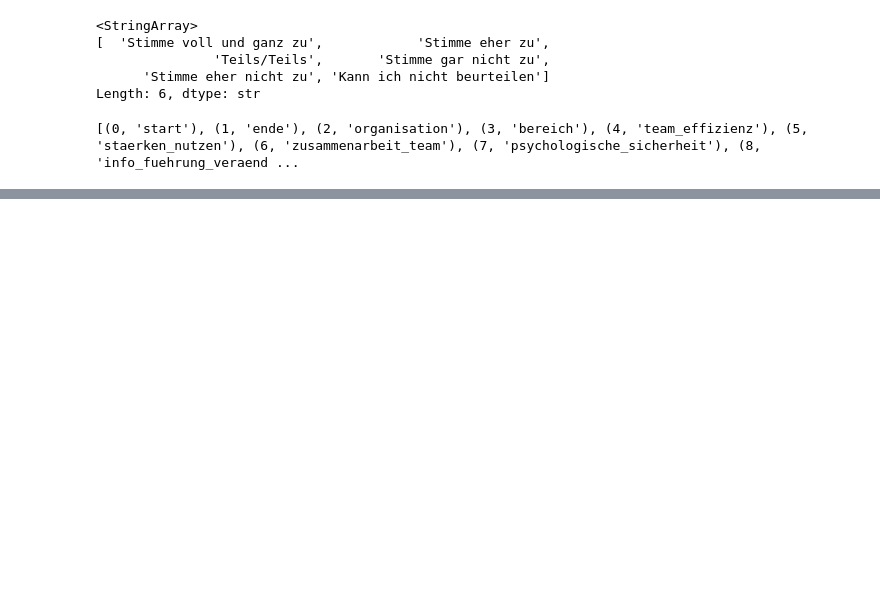
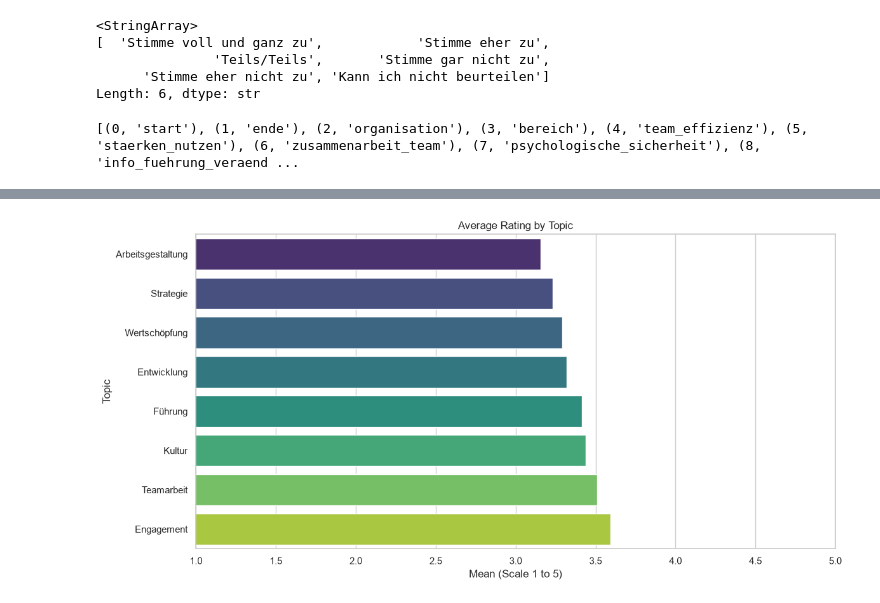
Before and after one commit to IzziePy/ELFI-capstone, a Jupyter notebook: eda.ipynb, the cells around one changed output, grey strips where cells are left out. Drawn from its saved outputs; the diff is of its cells as text; code cells hidden in the pictures; blank space fills up the shorter version.

```diff
--- a/eda.ipynb
+++ b/eda.ipynb
@@ -168,0 +476,29 @@ data.head(3).T
+# %%
+# A dictionary containing all categories (except Orga and Freitext)
+kategorien_dict = {
+    "Teamarbeit": team,
+    "Kultur": kultur,
+    "Führung": fuehrung,
+    "Strategie": strategie,
+    "Arbeitsgestaltung": arbeitsgestaltung,
+    "Entwicklung": entwicklung,  # ← Einfach direkt verwenden
+    "Wertschöpfung": wertschoepfung,
+    "Engagement": engagement
+}
+
+# Calculate mean values across all categories (OPTION B: row-wise first)
+thema_means = {}
+for name, spalten_liste in kategorien_dict.items():
+    # Mean per row (person), then mean across all persons
+    # axis=1 means: calculate mean across columns for each row
+    thema_means[name] = data[spalten_liste].mean(axis=1).mean()
+
+# Convert to a DataFrame and sort in descending order
+df_themen = pd.DataFrame(
+    list(thema_means.items()),
+    columns=['topic', 'average_value']
+).sort_values(by='average_value', ascending=False)
+
+# Display nicely
+print("--- TOPIC OVERVIEW (From highest to lowest mean value) ---")
+display(df_themen)
@@ -168,0 +516,17 @@ data.head(3).T
+# %%
+# Sort DataFrame for the plot (ascending, so the highest value is shown at the top of the chart)
+df_plot = df_themen.sort_values(by='average_value', ascending=True)
+
+plt.figure(figsize=(12, 6))
+sns.barplot(x='average_value', y='topic', data=df_plot, palette='viridis')
+
+# Set plot title and axis labels
+plt.title('Average Rating by Topic')
+plt.xlabel('Mean (Scale 1 to 5)')
+plt.ylabel('Topic')
+
+plt.xlim(1, 5) # Fix the scale from 1 to 5
+plt.tight_layout()
+plt.show()
+# %% [output]
+[figure, added]
```
Also changed, not shown: parts of 77 cells of this notebook, 2 other files.
